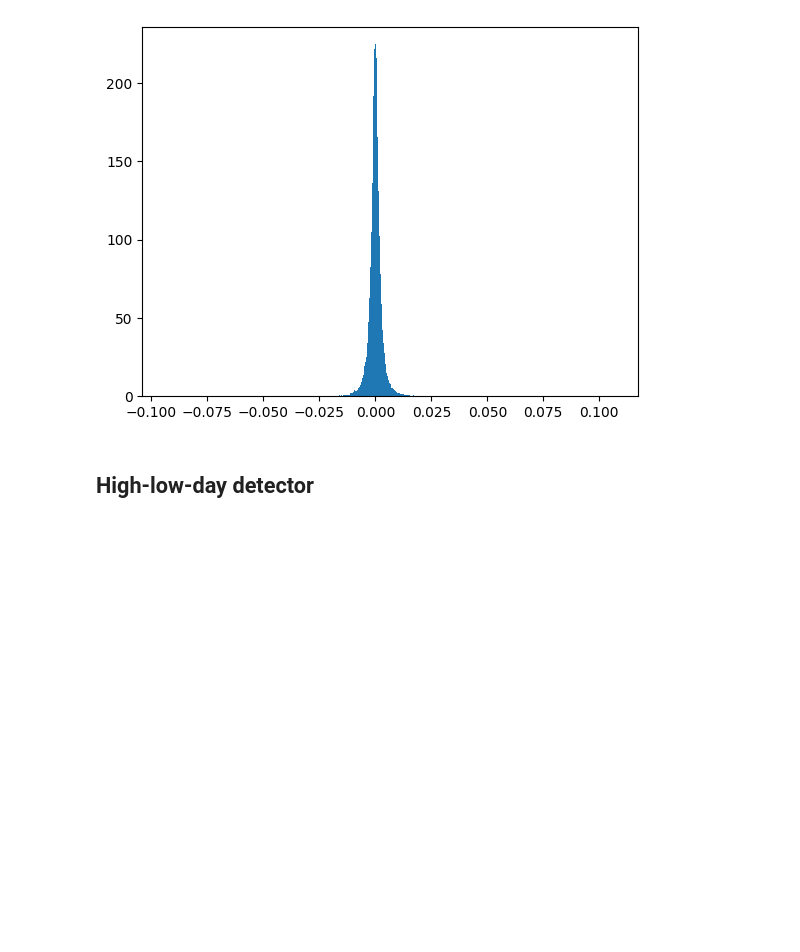
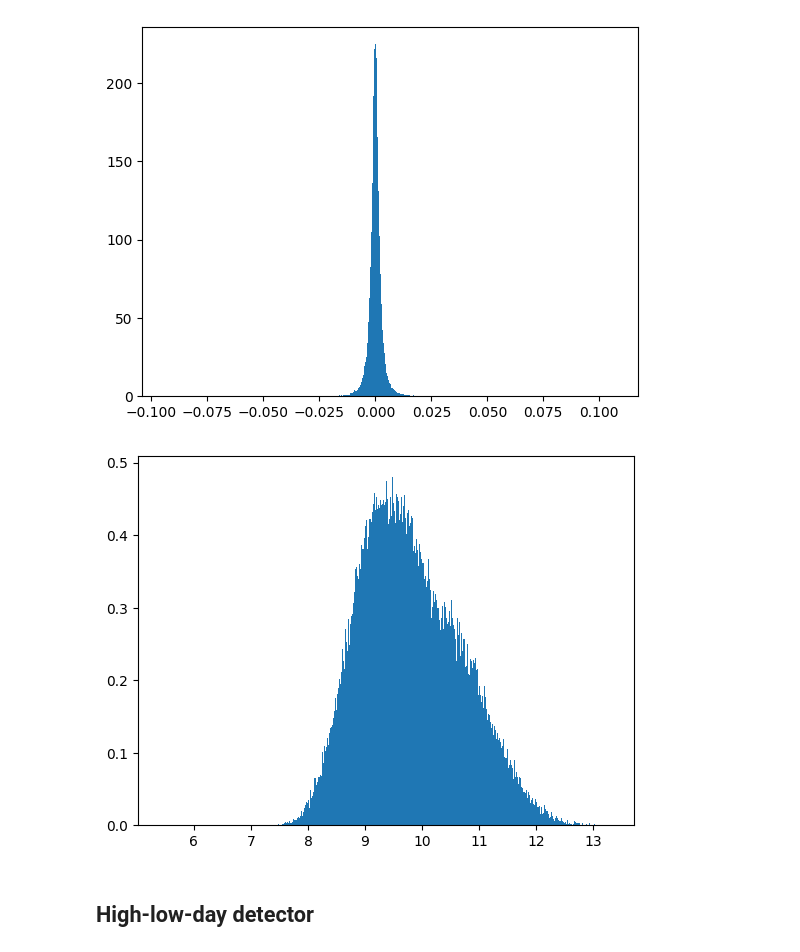
Before and after one commit to TheoCSS/Algo_trading_Binance, a Jupyter notebook: notebooks/clean_data.ipynb, the cells around one changed output. Saved outputs shown, nothing was run; the diff lists cells and outputs as text; code cells hidden in the pictures; blank space fills up the shorter version.

Commit message:
number of trades

```diff
--- a/notebooks/clean_data.ipynb
+++ b/notebooks/clean_data.ipynb
@@ -32,9 +32,11 @@ list_crypto = ["avax","bnb","btc","eth"]
 def cleaner(df):
     df = df.drop(columns=["ignore"])
     df["log_return"] = np.log(df["close"]/df["open"])
-    df["volume"] = df["volume"].replace(0, np.nan)  # Remplace 0 par NaN
+    df["volume"] = df["volume"].replace(0, np.nan).dropna()
     df["log_vol"] = np.log(df["volume"])
     df["openTime"] = df["openTime"]
+    df["numberOfTrades"] = df["numberOfTrades"].replace(0, np.nan).dropna()
+    df["log_num_trades"] = np.log(df["numberOfTrades"])
     return df
 # %%
 clean_btc = cleaner(df_btc)
@@ -44,6 +46,12 @@ plt.hist(clean_btc["log_return"],bins=1000, density=True)
 plt.show()
 # %% [output]
 [figure]
+# %%
+plt.figure()
+plt.hist(clean_btc["log_num_trades"],bins=1000, density=True)
+plt.show()
+# %% [output]
+[figure, added]
 # %% [markdown]
 ## High-low-day detector
 # %%
```
Also changed, not shown: parts of 2 cells of this notebook, 6 other files.
